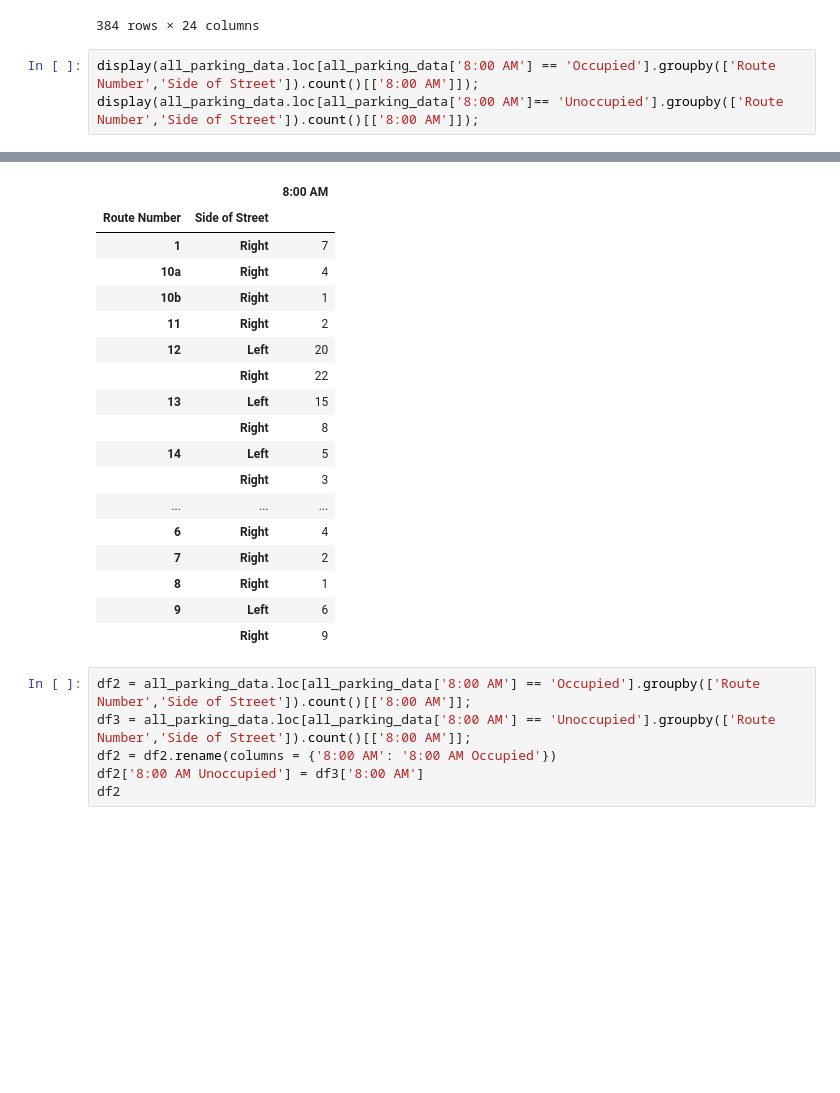
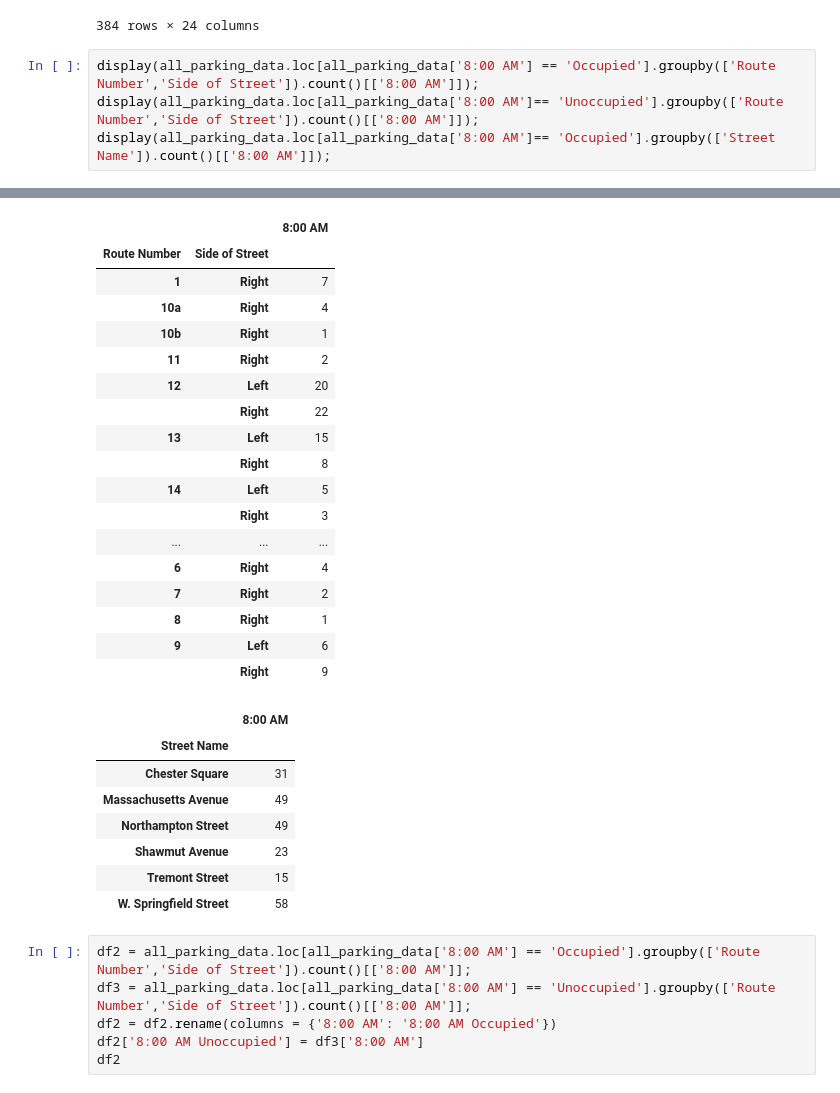
Before and after one commit to Northeastern-DS-4200-F19/project-team-1-parking, a Jupyter notebook: Parking_Project.ipynb, the cells around one changed output, grey strips where cells are left out. Drawn from its saved outputs; the diff is of its cells as text; blank space fills up the shorter version.

```diff
--- a/Parking_Project.ipynb
+++ b/Parking_Project.ipynb
@@ -43,6 +43,7 @@ display(all_parking_data);
 # %%
 display(all_parking_data.loc[all_parking_data['8:00 AM'] == 'Occupied'].groupby(['Route Number','Side of Street']).count()[['8:00 AM']]);
 display(all_parking_data.loc[all_parking_data['8:00 AM']== 'Unoccupied'].groupby(['Route Number','Side of Street']).count()[['8:00 AM']]);
+display(all_parking_data.loc[all_parking_data['8:00 AM']== 'Occupied'].groupby(['Street Name']).count()[['8:00 AM']]);
 # %% [output]
 |  |  | 8:00 AM |
 | Route Number | Side of Street |  |
@@ -53,33 +54,41 @@ display(all_parking_data.loc[all_parking_data['8:00 AM']== 'Unoccupied'].groupby
 | 12 | Left | 28 |
 |  | Right | 21 |
 | 13 | Left | 23 |
 |  | Right | 35 |
 | 14 | Left | 4 |
 |  | Right | 6 |
 | ... | ... | ... |
 | 6 | Right | 3 |
 | 7 | Right | 7 |
 | 8 | Right | 5 |
 | 9 | Left | 15 |
 |  | Right | 14 |
 |  |  | 8:00 AM |
 | Route Number | Side of Street |  |
 | 1 | Right | 7 |
 | 10a | Right | 4 |
 | 10b | Right | 1 |
 | 11 | Right | 2 |
 | 12 | Left | 20 |
 |  | Right | 22 |
 | 13 | Left | 15 |
 |  | Right | 8 |
 | 14 | Left | 5 |
 |  | Right | 3 |
 | ... | ... | ... |
 | 6 | Right | 4 |
 | 7 | Right | 2 |
 | 8 | Right | 1 |
 | 9 | Left | 6 |
 |  | Right | 9 |
+|  | 8:00 AM |
+| Street Name |  |
+| Chester Square | 31 |
+| Massachusetts Avenue | 49 |
+| Northampton Street | 49 |
+| Shawmut Avenue | 23 |
+| Tremont Street | 15 |
+| W. Springfield Street | 58 |
 # %%
 df2 = all_parking_data.loc[all_parking_data['8:00 AM'] == 'Occupied'].groupby(['Route Number','Side of Street']).count()[['8:00 AM']];
 df3 = all_parking_data.loc[all_parking_data['8:00 AM'] == 'Unoccupied'].groupby(['Route Number','Side of Street']).count()[['8:00 AM']];
```
Also changed, not shown: parts of 4 cells of this notebook, 3 other files.
